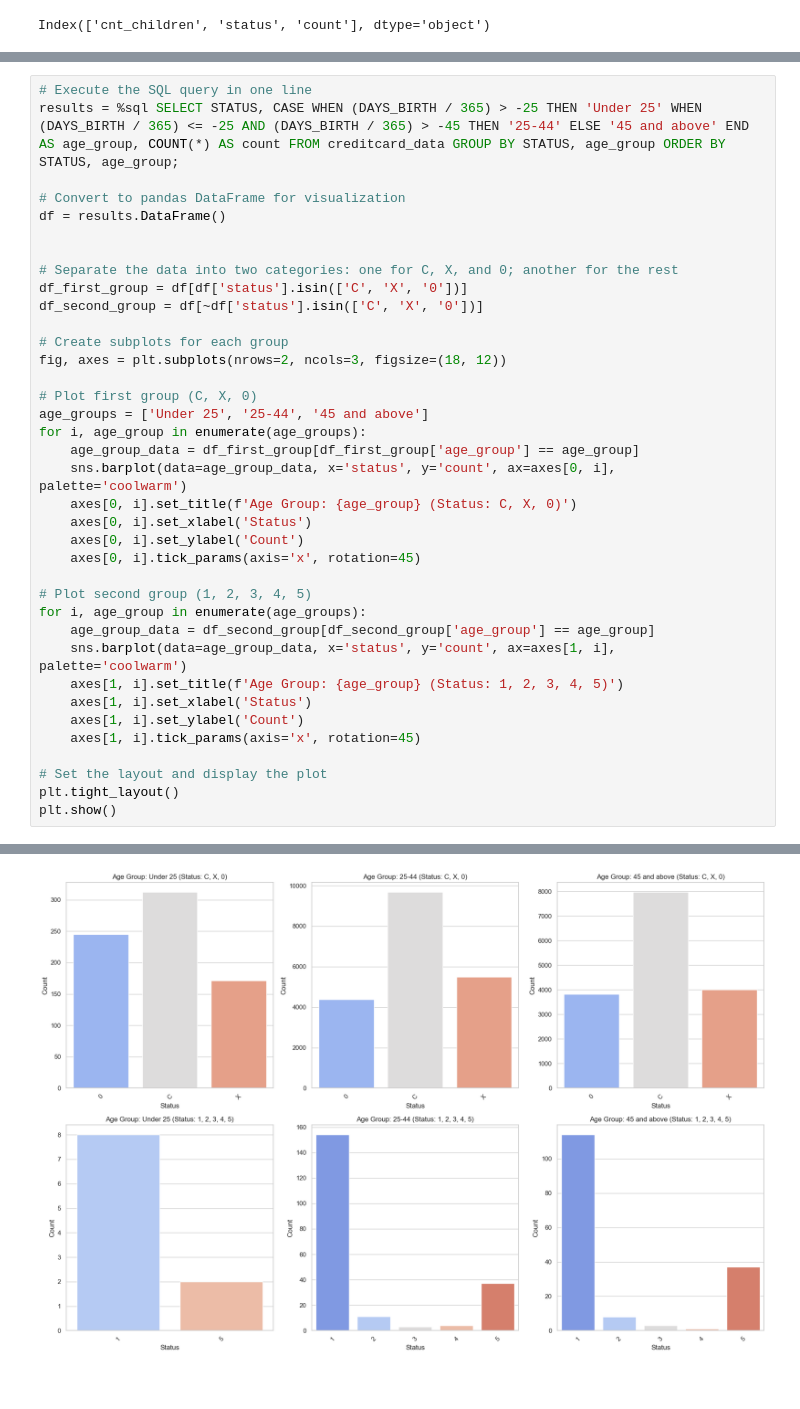
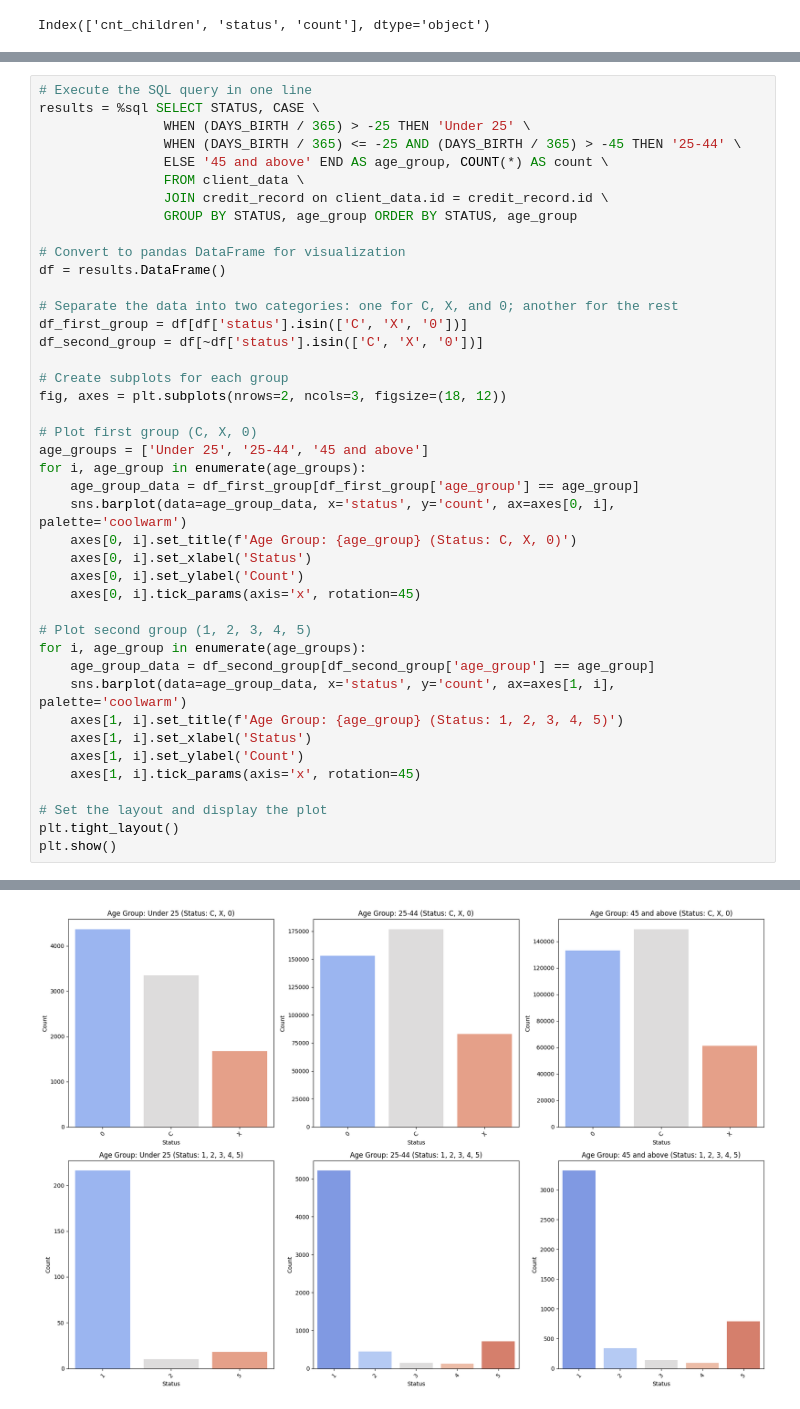
Before and after one commit to amrorabea/Credit_Cards_usingSQl, a Jupyter notebook: src/visualization.ipynb, the cells around one changed output, grey strips where cells are left out. Drawn from its saved outputs; the diff is of its cells as text; blank space fills up the shorter version.

```diff
--- a/src/visualization.ipynb
+++ b/src/visualization.ipynb
@@ -383,10 +372,15 @@ ORDER BY STATUS, age_group;
 # %%
 # Execute the SQL query in one line
-results = %sql SELECT STATUS, CASE WHEN (DAYS_BIRTH / 365) > -25 THEN 'Under 25' WHEN (DAYS_BIRTH / 365) <= -25 AND (DAYS_BIRTH / 365) > -45 THEN '25-44' ELSE '45 and above' END AS age_group, COUNT(*) AS count FROM creditcard_data GROUP BY STATUS, age_group ORDER BY STATUS, age_group;
+results = %sql SELECT STATUS, CASE \
+                WHEN (DAYS_BIRTH / 365) > -25 THEN 'Under 25' \
+                WHEN (DAYS_BIRTH / 365) <= -25 AND (DAYS_BIRTH / 365) > -45 THEN '25-44' \
+                ELSE '45 and above' END AS age_group, COUNT(*) AS count \
+                FROM client_data \
+                JOIN credit_record on client_data.id = credit_record.id \
+                GROUP BY STATUS, age_group ORDER BY STATUS, age_group
 
 # Convert to pandas DataFrame for visualization
 df = results.DataFrame()
-
 
 # Separate the data into two categories: one for C, X, and 0; another for the rest
 df_first_group = df[df['status'].isin(['C', 'X', '0'])]
@@ -423,18 +417,18 @@ plt.show()
 Passing `palette` without assigning `hue` is deprecated and will be removed in v0.14.0. Assign the `x` variable to `hue` and set `legend=False` for the same effect.
 
   sns.barplot(data=age_group_data, x='status', y='count', ax=axes[0, i], palette='coolwarm')
 
 Passing `palette` without assigning `hue` is deprecated and will be removed in v0.14.0. Assign the `x` variable to `hue` and set `legend=False` for the same effect.
 
   sns.barplot(data=age_group_data, x='status', y='count', ax=axes[0, i], palette='coolwarm')
 
 Passing `palette` without assigning `hue` is deprecated and will be removed in v0.14.0. Assign the `x` variable to `hue` and set `legend=False` for the same effect.
 
   sns.barplot(data=age_group_data, x='status', y='count', ax=axes[0, i], palette='coolwarm')
 
 ... (7 lines left out)
 
 Passing `palette` without assigning `hue` is deprecated and will be removed in v0.14.0. Assign the `x` variable to `hue` and set `legend=False` for the same effect.
 
   sns.barplot(data=age_group_data, x='status', y='count', ax=axes[1, i], palette='coolwarm')
-[figure, old version]
+[figure, new version]
```
Also changed, not shown: parts of 19 cells of this notebook.
